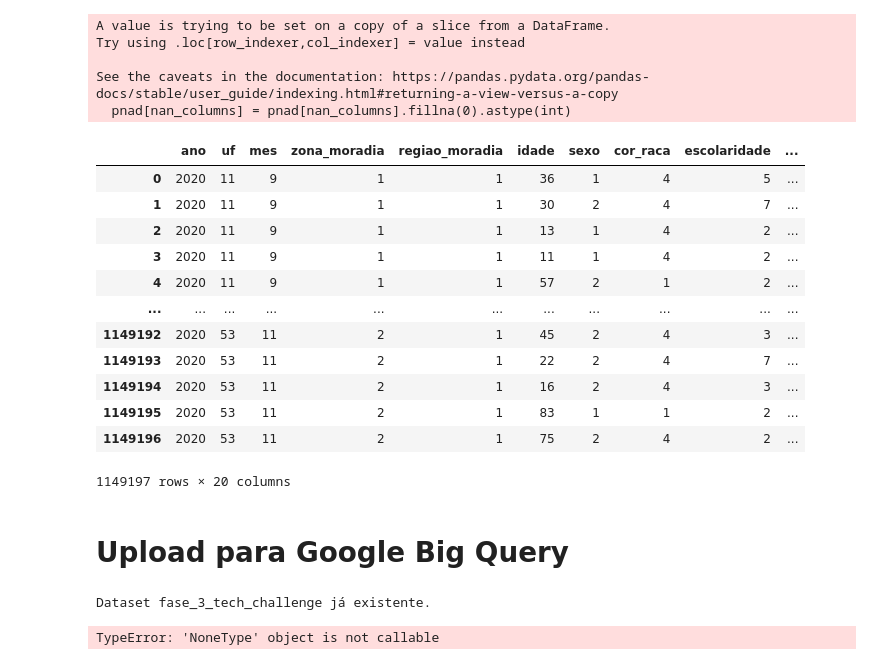
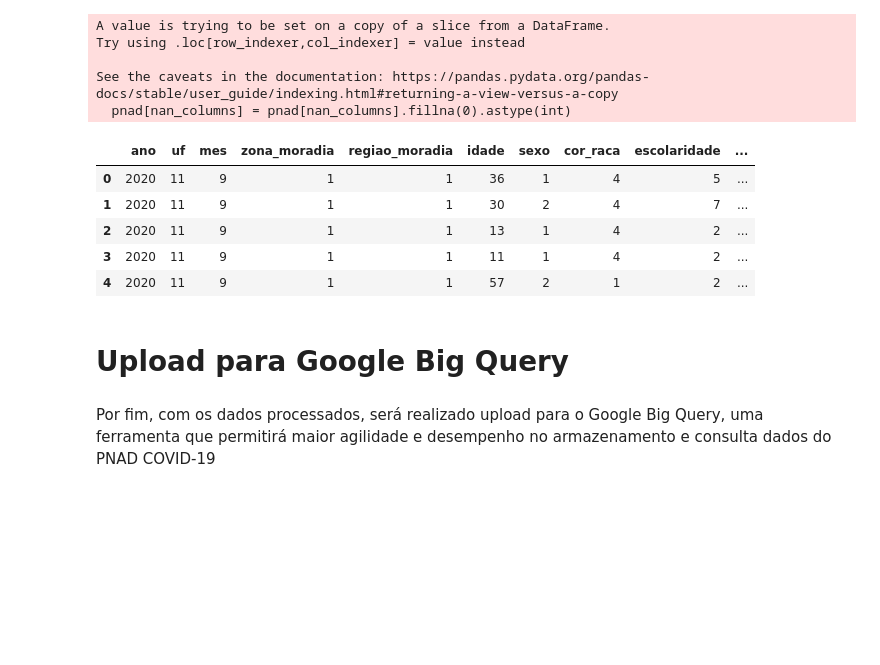
Before and after one commit to jackson-simionato/fase3_pos_tech, a Jupyter notebook: Tech_Challenge_Fase_3/1_process_filter_data.ipynb, the cells around one changed output. Saved outputs shown, nothing was run; the diff lists cells and outputs as text; code cells hidden in the pictures; blank space fills up the shorter version.

```diff
--- a/Tech_Challenge_Fase_3/1_process_filter_data.ipynb
+++ b/Tech_Challenge_Fase_3/1_process_filter_data.ipynb
@@ -292,20 +292,15 @@ Try using .loc[row_indexer,col_indexer] = value instead
 See the caveats in the documentation: https://pandas.pydata.org/pandas-docs/stable/user_guide/indexing.html#returning-a-view-versus-a-copy
   pnad[nan_columns] = pnad[nan_columns].fillna(0).astype(int)
 # %%
-pnad_final_df
+pnad_final_df.head()
 # %% [output]
 |  | ano | uf | mes | zona_moradia | regiao_moradia | idade | sexo | cor_raca | escolaridade | ... |
 | 0 | 2020 | 11 | 9 | 1 | 1 | 36 | 1 | 4 | 5 | ... |
 | 1 | 2020 | 11 | 9 | 1 | 1 | 30 | 2 | 4 | 7 | ... |
 | 2 | 2020 | 11 | 9 | 1 | 1 | 13 | 1 | 4 | 2 | ... |
 | 3 | 2020 | 11 | 9 | 1 | 1 | 11 | 1 | 4 | 2 | ... |
 | 4 | 2020 | 11 | 9 | 1 | 1 | 57 | 2 | 1 | 2 | ... |
-| ... | ... | ... | ... | ... | ... | ... | ... | ... | ... | ... |
-| 1149192 | 2020 | 53 | 11 | 2 | 1 | 45 | 2 | 4 | 3 | ... |
-| 1149193 | 2020 | 53 | 11 | 2 | 1 | 22 | 2 | 4 | 7 | ... |
-| 1149194 | 2020 | 53 | 11 | 2 | 1 | 16 | 2 | 4 | 3 | ... |
-| 1149195 | 2020 | 53 | 11 | 2 | 1 | 83 | 1 | 1 | 2 | ... |
-| 1149196 | 2020 | 53 | 11 | 2 | 1 | 75 | 2 | 4 | 2 | ... |
-1149197 rows × 20 columns
 # %% [markdown]
 # Upload para Google Big Query
+# %% [markdown]
+Por fim, com os dados processados, será realizado upload para o Google Big Query, uma ferramenta que permitirá maior agilidade e desempenho no armazenamento e consulta dados do PNAD COVID-19
@@ -321,16 +326,0 @@ client = bigquery.Client(project=project_id, location='US')
-# %%
-# Criando dataset
-#dataset = bigquery.Dataset(client.dataset(dataset_id))
-#dataset.location(location)
-
-try:
-    dataset = client.create_dataset(dataset_id)
-    print("Dataset {} criado.".format(dataset_id))
-except:
-    print("Dataset {} já existente.".format(dataset_id))
-    dataset = bigquery.Dataset(client.dataset(dataset_id))
-
-dataset.location(location)
-# %% [output]
-Dataset fase_3_tech_challenge já existente.
-TypeError: 'NoneType' object is not callable
```
Also changed, not shown: parts of 4 cells of this notebook.
